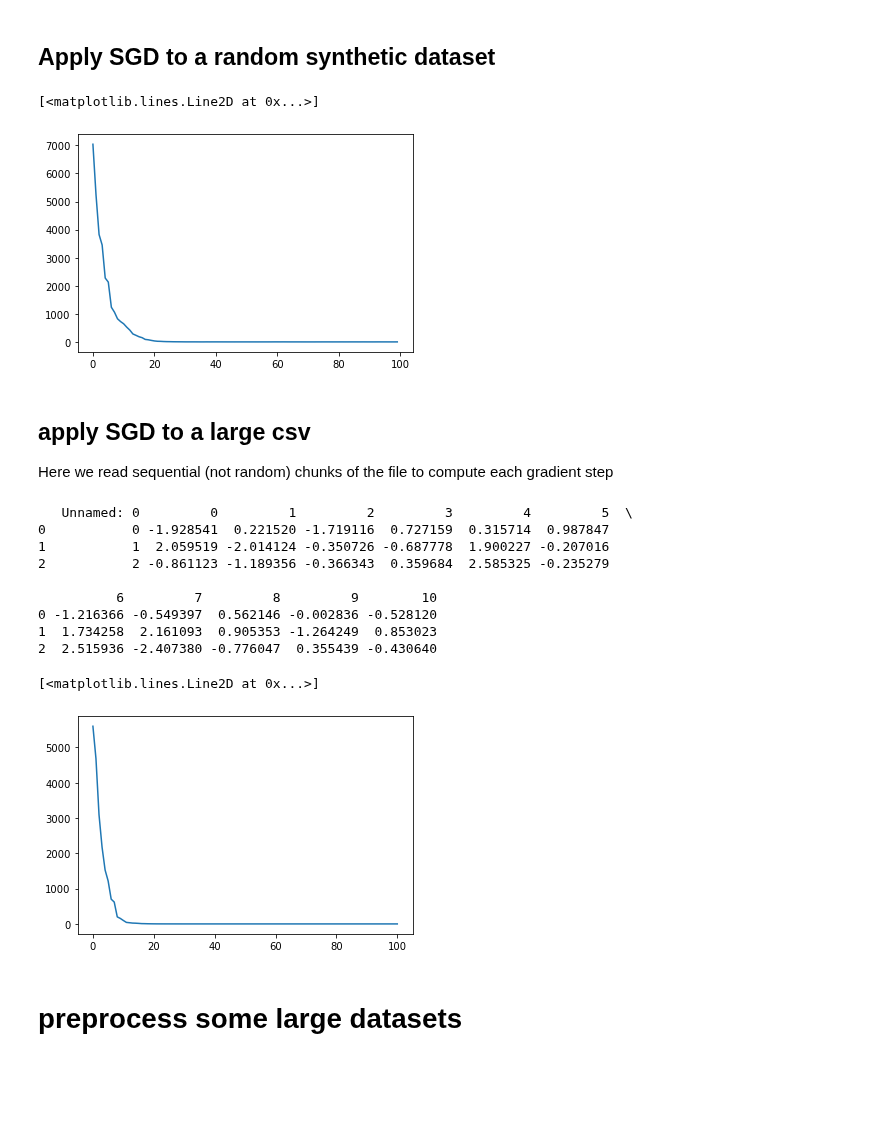
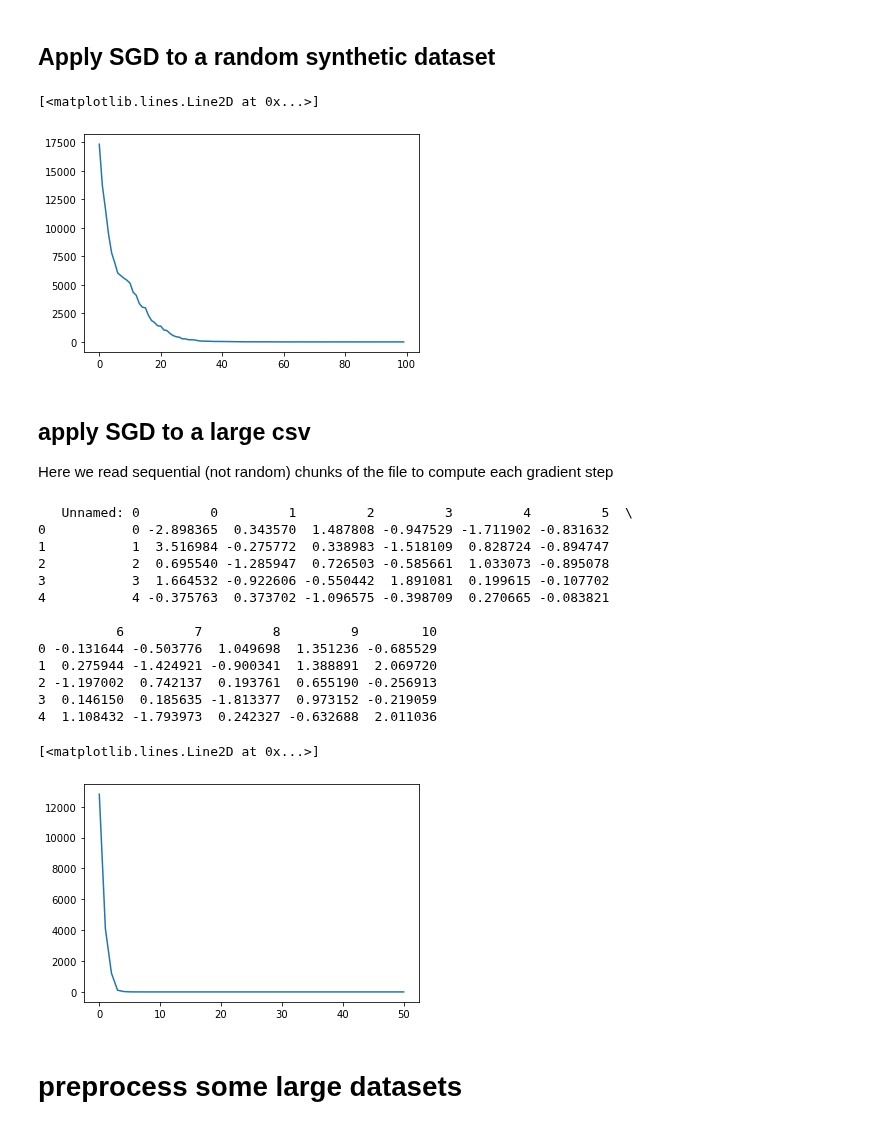
Before and after one commit to ORIE4741/demos, a Jupyter notebook: gradient_descent.ipynb, the cells around one changed output. Drawn from its saved outputs; the diff is of its cells as text; code cells hidden in the pictures; blank space fills up the shorter version.

```diff
--- a/gradient_descent.ipynb
+++ b/gradient_descent.ipynb
@@ -198,7 +198,7 @@ def gradf(X,y,w):
     return 2*X.T @ (X @ w) - 2*X.T @ y
 
 maxiters = 100
-data = [random_chunk(X,y,10) for i in range(maxiters)]
+data = [random_chunk(X,y,5) for i in range(maxiters)]
 
 w, fks = sgd(gradf, data, w = np.zeros(d), f_validation=f_validation,
              validation_freq=1, maxiters=maxiters)
@@ -206,7 +206,7 @@ w, fks = sgd(gradf, data, w = np.zeros(d), f_validation=f_validation,
 plt.plot(fks)
 # %% [output]
 [<matplotlib.lines.Line2D at 0x...>]
-[figure, old version]
+[figure, new version]
 # %% [markdown]
 ## apply SGD to a large csv
 Here we read sequential (not random) chunks of the file to compute each gradient step
@@ -220,42 +220,46 @@ Z = np.hstack([y,X])
 df = pd.DataFrame(Z)
 df.to_csv(file_name)
 # %%
-for chunk in pd.read_csv(file_name, chunksize=3):
+for chunk in pd.read_csv(file_name, chunksize=5):
     print(chunk)
     break
 # %% [output]
    Unnamed: 0         0         1         2         3         4         5  \
-0           0 -1.928541  0.221520 -1.719116  0.727159  0.315714  0.987847
-1           1  2.059519 -2.014124 -0.350726 -0.687778  1.900227 -0.207016
-2           2 -0.861123 -1.189356 -0.366343  0.359684  2.585325 -0.235279
+0           0 -2.898365  0.343570  1.487808 -0.947529 -1.711902 -0.831632
+1           1  3.516984 -0.275772  0.338983 -1.518109  0.828724 -0.894747
+2           2  0.695540 -1.285947  0.726503 -0.585661  1.033073 -0.895078
+3           3  1.664532 -0.922606 -0.550442  1.891081  0.199615 -0.107702
+4           4 -0.375763  0.373702 -1.096575 -0.398709  0.270665 -0.083821
 
           6         7         8         9        10
-0 -1.216366 -0.549397  0.562146 -0.002836 -0.528120
-1  1.734258  2.161093  0.905353 -1.264249  0.853023
-2  2.515936 -2.407380 -0.776047  0.355439 -0.430640
+0 -0.131644 -0.503776  1.049698  1.351236 -0.685529
+1  0.275944 -1.424921 -0.900341  1.388891  2.069720
+2 -1.197002  0.742137  0.193761  0.655190 -0.256913
+3  0.146150  0.185635 -1.813377  0.973152 -0.219059
+4  1.108432 -1.793973  0.242327 -0.632688  2.011036
 # %%
 data_validation = pd.read_csv(file_name, nrows=1000)
 X_validation, y_validation = data_validation.iloc[:,2:], data_validation.iloc[:,1]
 
 """f_validation evaluates the objective on the whole dataset"""
 def f_validation(w):
     return norm(y_validation - X_validation.dot(w))**2
 
 """gradf evaluates the gradient on the given chunk"""
 def gradf(X,y,w):
     return 2*X.T @ (X @ w) - 2*X.T @ y
 
 maxiters = 100
-data = [(chunk.iloc[:,2:], chunk.iloc[:,1]) for chunk in pd.read_csv(file_name, chunksize=10)]
+data = [(chunk.iloc[:,2:], chunk.iloc[:,1]) for chunk in pd.read_csv(file_name, chunksize=20)]
 
 w, fks = sgd(gradf, data, w=np.zeros(d),
              f_validation=f_validation,
-             validation_freq=1, maxiters=maxiters)
+             validation_freq=10, maxiters=maxiters)
 
 plt.plot(fks)
 # %% [output]
 [<matplotlib.lines.Line2D at 0x...>]
-[figure, old version]
+[figure, new version]
 # %% [markdown]
 # preprocess some large datasets
 # %%
```
Also changed, not shown: parts of 8 cells of this notebook, 2 other files.
